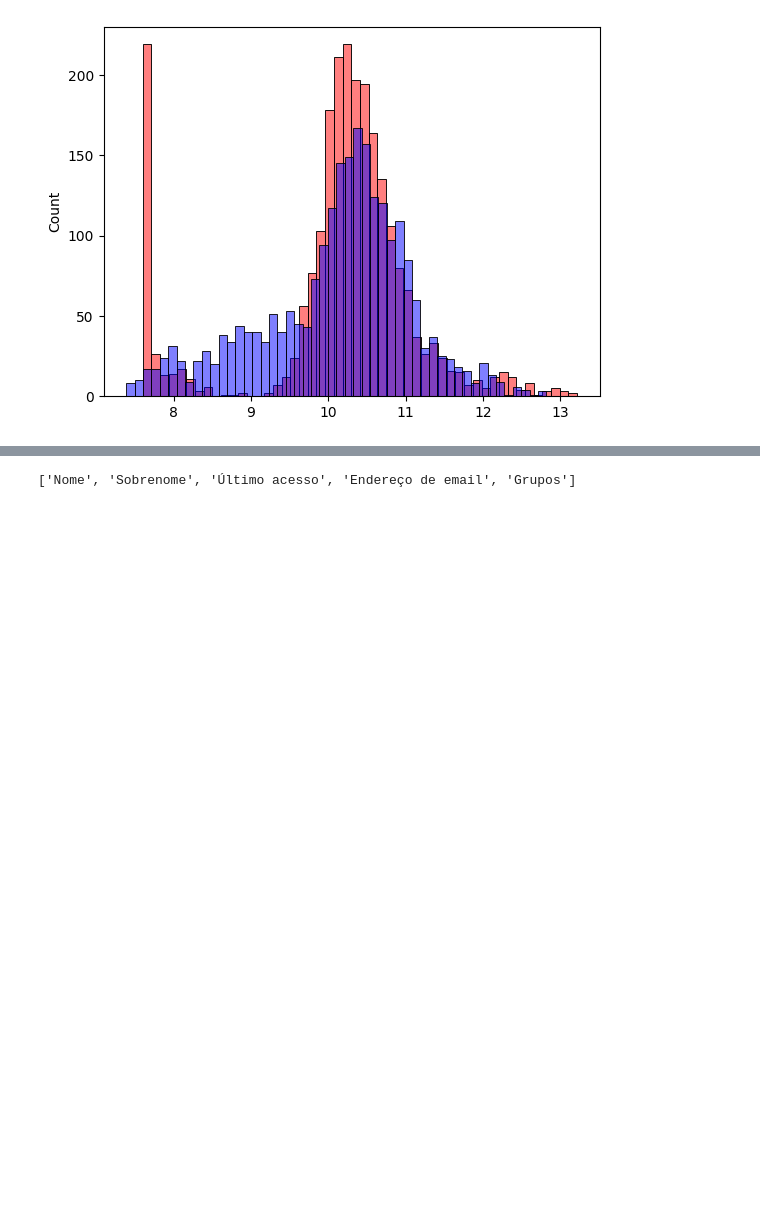
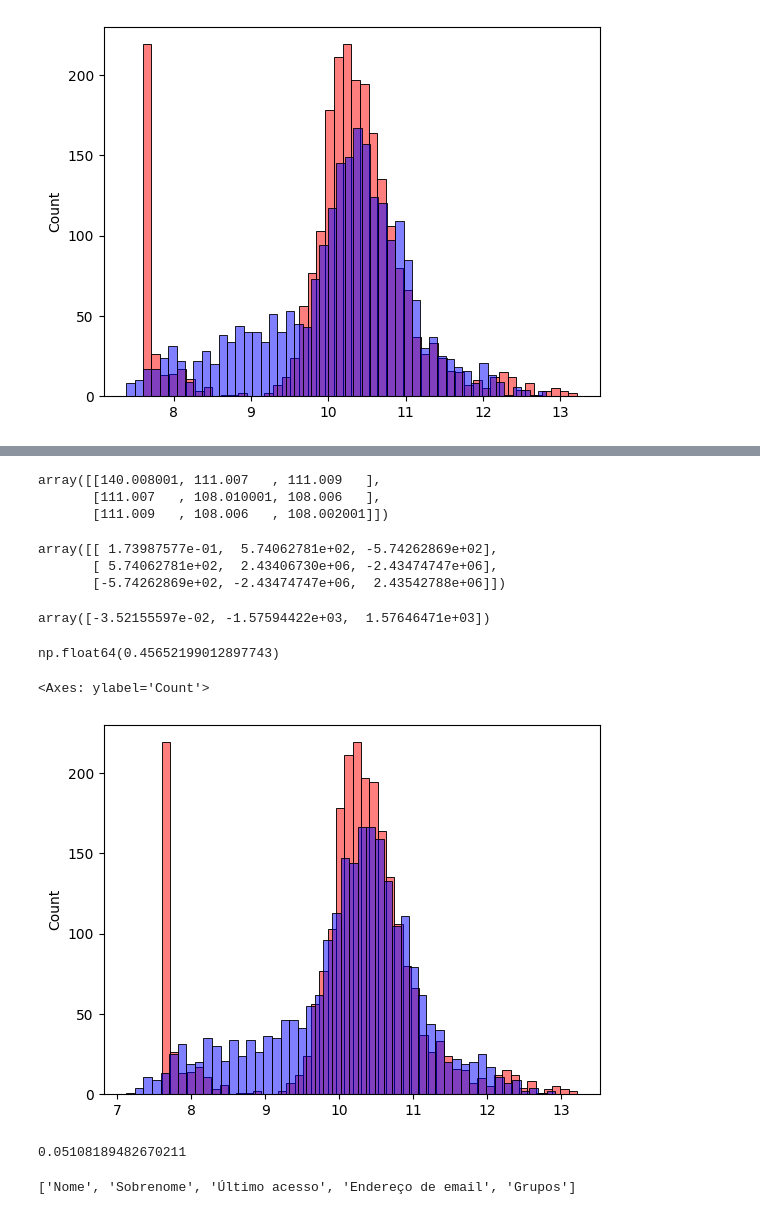
Before and after one commit to thePaulCode/machine-learning-zoomcamp, a Jupyter notebook: 02-regression/notebook-homework.ipynb, the cells around one changed output, grey strips where cells are left out. Drawn from its saved outputs; the diff is of its cells as text; code cells hidden in the pictures; blank space fills up the shorter version.

```diff
--- a/02-regression/notebook-homework.ipynb
+++ b/02-regression/notebook-homework.ipynb
@@ -1091,0 +1110,13 @@ sns.histplot(y_pred, bins=50, color='blue', alpha=0.5)
+# %%
+
+categorical_variables = ['make', 'engine_fuel_type', 'transmission_type', 'driven_wheels', 'market_category','vehicle_size', 'vehicle_style']
+# %%
+#makes = list(df.make.value_counts().head().index)
+#makes
+
+categories = { }
+
+for c in categorical_variables:
+    categories[c] = list(df[c].value_counts().head().index)
+
+categories.items()
@@ -1091,0 +1212,53 @@ sns.histplot(y_pred, bins=50, color='blue', alpha=0.5)
+# %%
+XTXreg = Xreg.T.dot(Xreg)
+XTXreg
+# %% [output]
+array([[140.008001, 111.007   , 111.009   ],
+       [111.007   , 108.010001, 108.006   ],
+       [111.009   , 108.006   , 108.002001]])
+# %%
+XTXreg_inv = np.linalg.inv(XTXreg)
+XTXreg_inv
+# %% [output]
+array([[ 1.73987577e-01,  5.74062781e+02, -5.74262869e+02],
+       [ 5.74062781e+02,  2.43406730e+06, -2.43474747e+06],
+       [-5.74262869e+02, -2.43474747e+06,  2.43542788e+06]])
+# %%
+XTXreg_inv.dot(Xreg.T).dot(yreg)
+# %% [output]
+array([-3.52155597e-02, -1.57594422e+03,  1.57646471e+03])
+# %%
+def train_linear_regression_reg(X, y, r=0.001):
+    ones = np.ones(X.shape[0])
+    X = np.column_stack([ones, X])
+
+    XTX = X.T.dot(X)
+    XTX =  XTX + r * np.eye( XTX.shape[0])
+
+    XTX_inv = np.linalg.inv(XTX)
+    w_full = XTX_inv.dot(X.T).dot(y)
+
+    return w_full[0], w_full[1:]
+# %%
+Xtrain_reg = prepareX(df_train)
+
+w0, w = train_linear_regression_reg(Xtrain_reg, y_train, r=0.01)
+
+X_val_reg = prepareX(df_val)
+ypred_reg = w0 + X_val_reg.dot(w)
+
+rmse(y_val, ypred_reg)
+# %% [output]
+np.float64(0.45652199012897743)
+# %%
+sns.histplot(y_val, bins=50, color='red', alpha=0.5)
+sns.histplot(ypred_reg, bins=50, color='blue', alpha=0.5)
+# %% [output]
+<Axes: ylabel='Count'>
+[figure, added]
+# %%
+# rmse before -> 0.5076038849556795
+# rmse now regulatization -> 0.45652199012897743
+0.5076038849556795 - 0.45652199012897743
+# %% [output]
+0.05108189482670211
```
Also changed, not shown: parts of 12 cells of this notebook.
